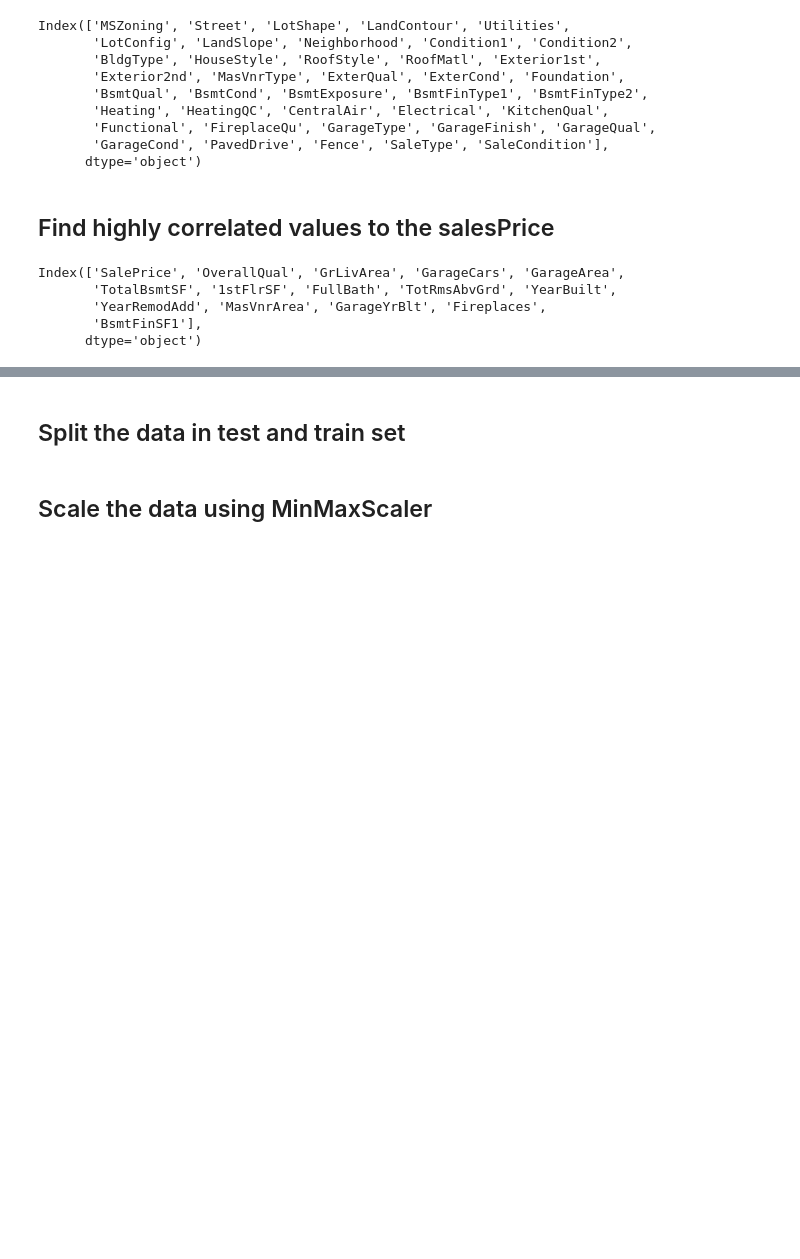
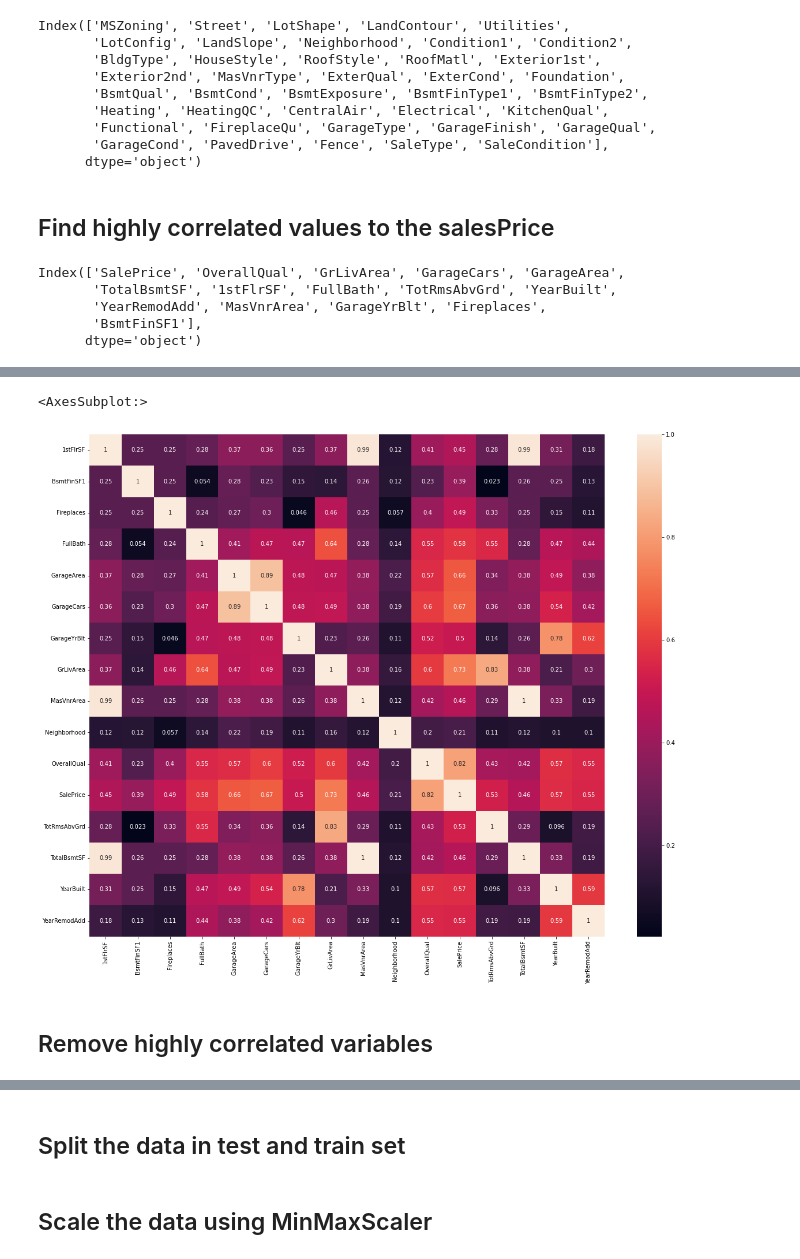
Before and after one commit to sjanorkar/HousingPrice, a Jupyter notebook: HousePrice-1.ipynb, the cells around one changed output, grey strips where cells are left out. Drawn from its saved outputs; the diff is of its cells as text; code cells hidden in the pictures; blank space fills up the shorter version.

```diff
--- a/HousePrice-1.ipynb
+++ b/HousePrice-1.ipynb
@@ -183,0 +207,8 @@ Index(['1stFlrSF', 'BsmtFinSF1', 'Fireplaces', 'FullBath', 'GarageArea',
+# %%
+plt.figure(figsize=(20,16))
+sns.heatmap(data[top_corr_cols].corr(), annot=True)
+# %% [output]
+<AxesSubplot:>
+[figure, added]
+# %% [markdown]
+## Remove highly correlated variables
```
Also changed, not shown: parts of 53 cells of this notebook.
